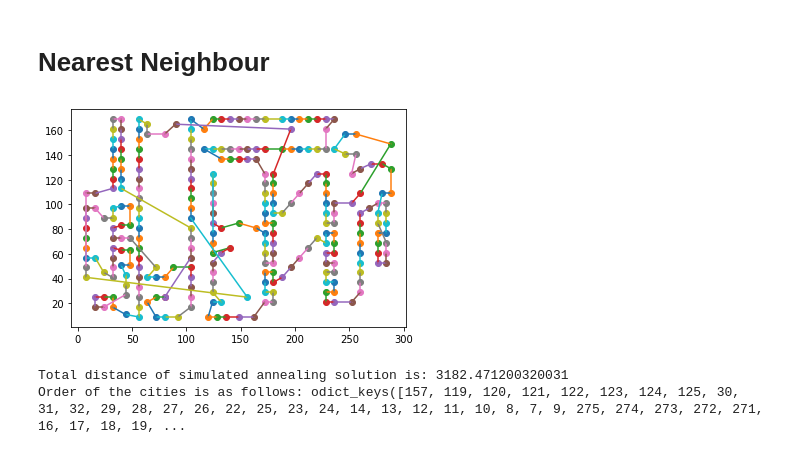
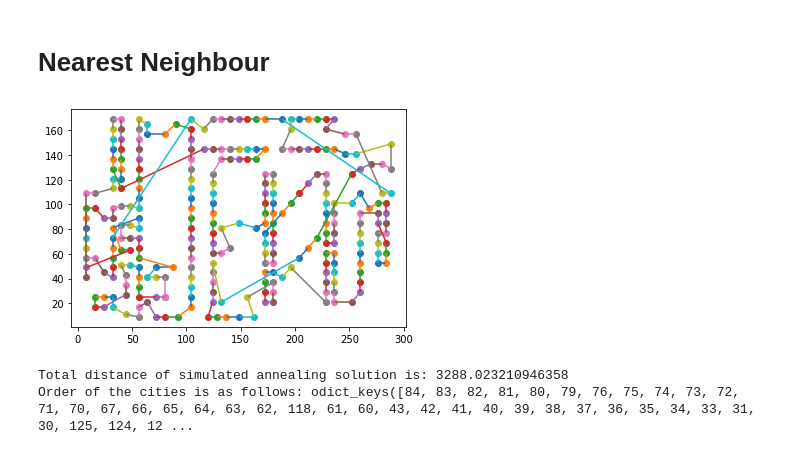
Before and after one commit to koenweverink/stochastic_simulation_assignment_3, a Jupyter notebook: nearest_neighbor.ipynb, the cells around one changed output. Drawn from its saved outputs; the diff is of its cells as text; code cells hidden in the pictures.

```diff
--- a/nearest_neighbor.ipynb
+++ b/nearest_neighbor.ipynb
@@ -92,17 +92,20 @@ class SimulatedAnnealing:
         return OrderedDict((city, self.cities_old[city]) for city in solution)
 
     def proposal(self):
-        cities_list = list(self.cities_old.keys())
-        random_index = np.random.randint(0, len(cities_list) - 1)
+        # Select a random key from the dictionary
+        random_key = np.random.choice(list(self.cities_old.keys()))
+        value = self.cities_old[random_key]
+
         proposal_cities = self.cities_old.copy()
+        del proposal_cities[random_key]
 
-        # Swap neighboring cities
-        city_a = cities_list[random_index]
-        city_b = cities_list[random_index + 1]
+        #Move it to here
+        new_index = np.random.randint(0, len(self.cities_old) - 1)
 
-        proposal_cities[city_a], proposal_cities[city_b] = proposal_cities[city_b], proposal_cities[city_a]
+        # Create a new dictionary with the rearranged order
+        proposal_cities = OrderedDict(list(self.cities_old.items())[:new_index] + [(random_key, value)] + list(self.cities_old.items())[new_index:])
+        return proposal_cities
 
-        return proposal_cities
 
     def evaluate(self, cities, proposal_cities, T):
         delta_distance = total_distance(proposal_cities) - total_distance(cities)
@@ -135,15 +138,15 @@ class SimulatedAnnealing:
 # %%
 #Run the simulator
 if __name__== '__main__':
-    sim_annealing = SimulatedAnnealing(cities = init_cities, C = 39, T0 = 659, max_step = 1000)
+    sim_annealing = SimulatedAnnealing(cities = init_cities, C = 0.95, T0 = 1000, max_step = 1000)
     cities_new = sim_annealing.run()
     visualize_routes(cities_new)
     print(f'Total distance of simulated annealing solution is: {total_distance(cities_new)}')
     print(f'Order of the cities is as follows: {cities_new.keys()}')
 # %% [output]
-[figure, old version]
+[figure, new version]
-Total distance of simulated annealing solution is: 3182.471200320031
-Order of the cities is as follows: odict_keys([157, 119, 120, 121, 122, 123, 124, 125, 30, 31, 32, 29, 28, 27, 26, 22, 25, 23, 24, 14, 13, 12, 11, 10, 8, 7, 9, 275, 274, 273, 272, 271, 16, 17, 18, 19, ...
+Total distance of simulated annealing solution is: 3288.023210946358
+Order of the cities is as follows: odict_keys([84, 83, 82, 81, 80, 79, 76, 75, 74, 73, 72, 71, 70, 67, 66, 65, 64, 63, 62, 118, 61, 60, 43, 42, 41, 40, 39, 38, 37, 36, 35, 34, 33, 31, 30, 125, 124, 12 ...
 # %%
 def objective_function(trial):
     # Define the hyperparameter search space
```
Also changed, not shown: parts of 1 cell of this notebook.
